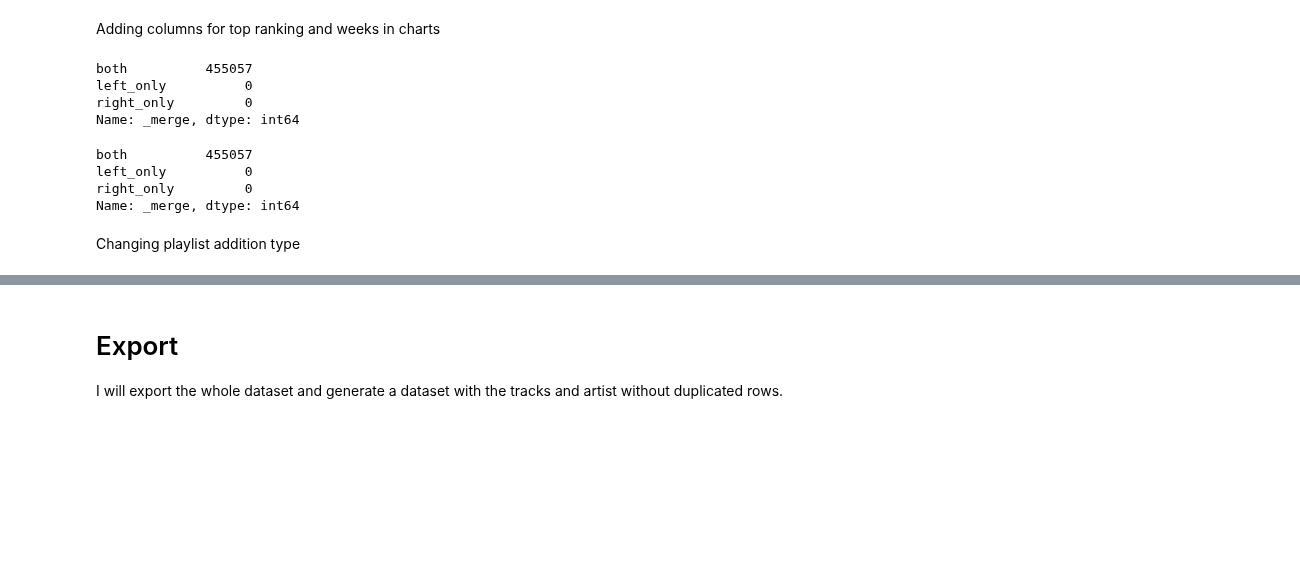
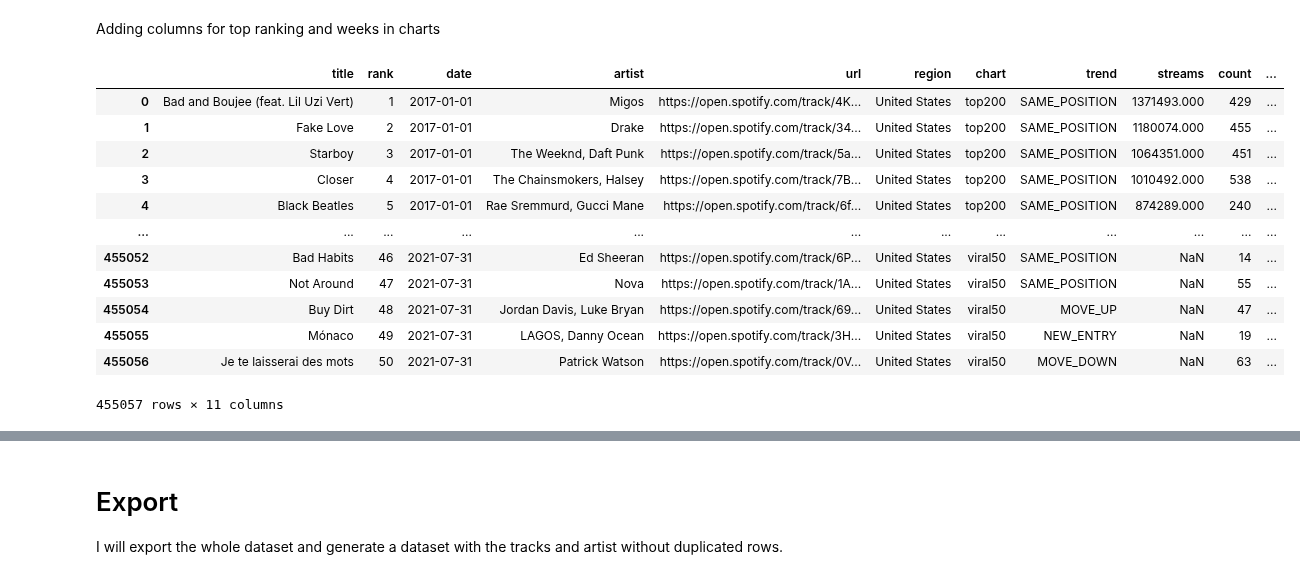
Before and after one commit to annassanchez/ETL_project, a Jupyter notebook: notebooks/1-extraction_cleaning_csv.ipynb, the cells around one changed output, grey strips where cells are left out. Cells and saved outputs as stored; diff of their text form; code cells hidden in the pictures; blank space fills up the shorter version.

```diff
--- a/notebooks/1-extraction_cleaning_csv.ipynb
+++ b/notebooks/1-extraction_cleaning_csv.ipynb
@@ -120,28 +127,24 @@ data_usa.describe(include='object').T
 # Adding new columns
 # %% [markdown]
 Adding columns for top ranking and weeks in charts
-# %%
-data_usa = data_usa.merge(data_usa[['url', 'chart']].value_counts().reset_index().rename({0:'week_in_charts'}, axis = 1), on=['url', 'chart'], indicator=True, how = 'left')
-data_usa['_merge'].value_counts()
-# %% [output]
-both          455057
-left_only          0
-right_only         0
-Name: _merge, dtype: int64
-# %%
-data_usa.drop(['_merge'], axis = 1, inplace=True)
-data_usa = data_usa.merge(data_usa.sort_values('rank').drop_duplicates(['url','chart'])[['url', 'rank', 'chart']].rename({'rank':'times_in_charts'}, axis = 1), on=['url', 'chart'],
-    indicator=True, how = 'left')
-data_usa['_merge'].value_counts()
-# %% [output]
-both          455057
-left_only          0
-right_only         0
-Name: _merge, dtype: int64
-# %%
-data_usa.drop(['_merge'], axis = 1, inplace=True)
-# %% [markdown]
-Changing playlist addition type
+# %%
+data_usa = sc.new_columns(data_usa)
+print(data_usa.shape)
+data_usa.head()
+# %% [output]
+|  | title | rank | date | artist | url | region | chart | trend | streams | count | ... |
+| 0 | Bad and Boujee (feat. Lil Uzi Vert) | 1 | 2017-01-01 | Migos | https://open.spotify.com/track/4K... | United States | top200 | SAME_POSITION | 1371493.000 | 429 | ... |
+| 1 | Fake Love | 2 | 2017-01-01 | Drake | https://open.spotify.com/track/34... | United States | top200 | SAME_POSITION | 1180074.000 | 455 | ... |
+| 2 | Starboy | 3 | 2017-01-01 | The Weeknd, Daft Punk | https://open.spotify.com/track/5a... | United States | top200 | SAME_POSITION | 1064351.000 | 451 | ... |
+| 3 | Closer | 4 | 2017-01-01 | The Chainsmokers, Halsey | https://open.spotify.com/track/7B... | United States | top200 | SAME_POSITION | 1010492.000 | 538 | ... |
+| 4 | Black Beatles | 5 | 2017-01-01 | Rae Sremmurd, Gucci Mane | https://open.spotify.com/track/6f... | United States | top200 | SAME_POSITION | 874289.000 | 240 | ... |
+| ... | ... | ... | ... | ... | ... | ... | ... | ... | ... | ... | ... |
+| 455052 | Bad Habits | 46 | 2021-07-31 | Ed Sheeran | https://open.spotify.com/track/6P... | United States | viral50 | SAME_POSITION | NaN | 14 | ... |
+| 455053 | Not Around | 47 | 2021-07-31 | Nova | https://open.spotify.com/track/1A... | United States | viral50 | SAME_POSITION | NaN | 55 | ... |
+| 455054 | Buy Dirt | 48 | 2021-07-31 | Jordan Davis, Luke Bryan | https://open.spotify.com/track/69... | United States | viral50 | MOVE_UP | NaN | 47 | ... |
+| 455055 | Mónaco | 49 | 2021-07-31 | LAGOS, Danny Ocean | https://open.spotify.com/track/3H... | United States | viral50 | NEW_ENTRY | NaN | 19 | ... |
+| 455056 | Je te laisserai des mots | 50 | 2021-07-31 | Patrick Watson | https://open.spotify.com/track/0V... | United States | viral50 | MOVE_DOWN | NaN | 63 | ... |
+455057 rows × 11 columns
 # %%
 data_usa.dtypes
 # %% [output]
```
Also changed, not shown: parts of 33 cells of this notebook.
